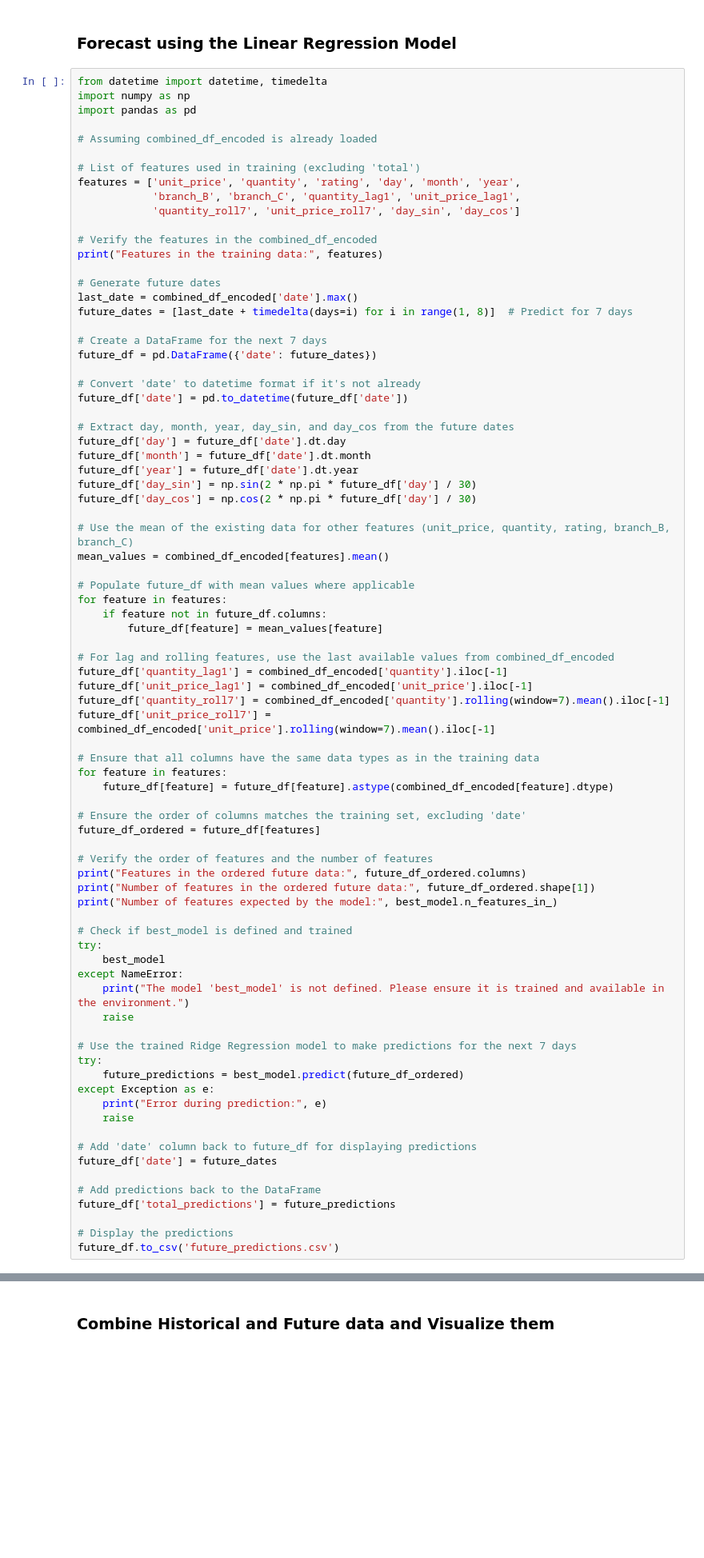
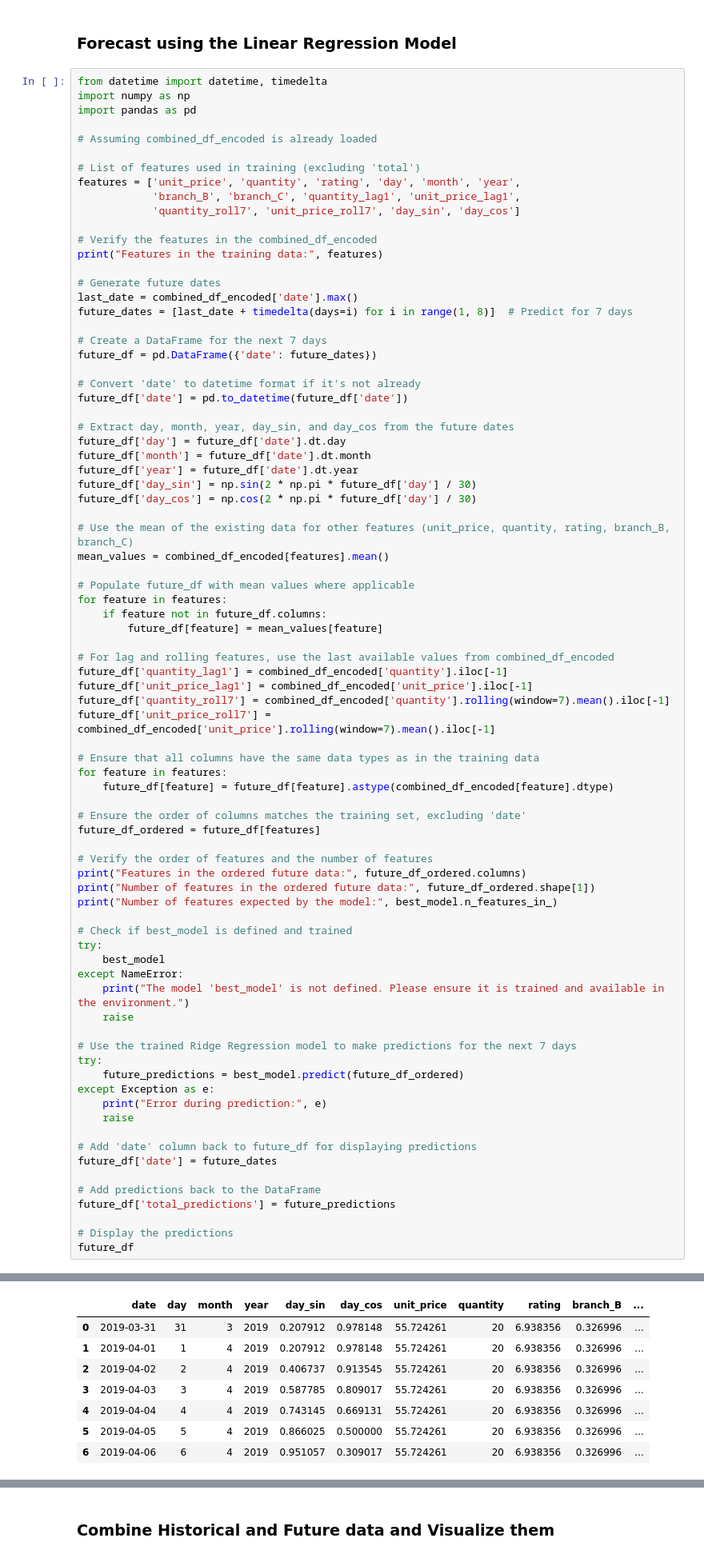
Before and after one commit to MustafaAldabbas/Machine_learning_superMarket, a Jupyter notebook: Notebook/Mustafa Notbooks/Mustafa_7.ipynb, the cells around one changed output, grey strips where cells are left out. Shown at 80% size. Saved outputs shown, nothing was run; the diff lists cells and outputs as text; blank space fills up the shorter version.

```diff
--- a/Notebook/Mustafa Notbooks/Mustafa_7.ipynb
+++ b/Notebook/Mustafa Notbooks/Mustafa_7.ipynb
@@ -821,31 +821,39 @@ print("Number of features expected by the model:", best_model.n_features_in_)
 
 # Check if best_model is defined and trained
 try:
     best_model
 except NameError:
     print("The model 'best_model' is not defined. Please ensure it is trained and available in the environment.")
     raise
 
 # Use the trained Ridge Regression model to make predictions for the next 7 days
 try:
     future_predictions = best_model.predict(future_df_ordered)
 except Exception as e:
     print("Error during prediction:", e)
     raise
 
 # Add 'date' column back to future_df for displaying predictions
 future_df['date'] = future_dates
 
 # Add predictions back to the DataFrame
 future_df['total_predictions'] = future_predictions
 
 # Display the predictions
-future_df.to_csv('future_predictions.csv')
+future_df
 # %% [output]
 Features in the training data: ['unit_price', 'quantity', 'rating', 'day', 'month', 'year', 'branch_B', 'branch_C', 'quantity_lag1', 'unit_price_lag1', 'quantity_roll7', 'unit_price_roll7', 'day_sin', ...
 Features in the ordered future data: Index(['unit_price', 'quantity', 'rating', 'day', 'month', 'year', 'branch_B',
        'branch_C', 'quantity_lag1', 'unit_price_lag1', 'quantity_roll7',
        'unit_price_roll7', 'day_sin', 'day_cos'],
       dtype='object')
 Number of features in the ordered future data: 14
 Number of features expected by the model: 14
+|  | date | day | month | year | day_sin | day_cos | unit_price | quantity | rating | branch_B | ... |
+| 0 | 2019-03-31 | 31 | 3 | 2019 | 0.207912 | 0.978148 | 55.724261 | 20 | 6.938356 | 0.326996 | ... |
+| 1 | 2019-04-01 | 1 | 4 | 2019 | 0.207912 | 0.978148 | 55.724261 | 20 | 6.938356 | 0.326996 | ... |
+| 2 | 2019-04-02 | 2 | 4 | 2019 | 0.406737 | 0.913545 | 55.724261 | 20 | 6.938356 | 0.326996 | ... |
+| 3 | 2019-04-03 | 3 | 4 | 2019 | 0.587785 | 0.809017 | 55.724261 | 20 | 6.938356 | 0.326996 | ... |
+| 4 | 2019-04-04 | 4 | 4 | 2019 | 0.743145 | 0.669131 | 55.724261 | 20 | 6.938356 | 0.326996 | ... |
+| 5 | 2019-04-05 | 5 | 4 | 2019 | 0.866025 | 0.500000 | 55.724261 | 20 | 6.938356 | 0.326996 | ... |
+| 6 | 2019-04-06 | 6 | 4 | 2019 | 0.951057 | 0.309017 | 55.724261 | 20 | 6.938356 | 0.326996 | ... |
```
Also changed, not shown: parts of 1 cell of this notebook, 8 other files.
